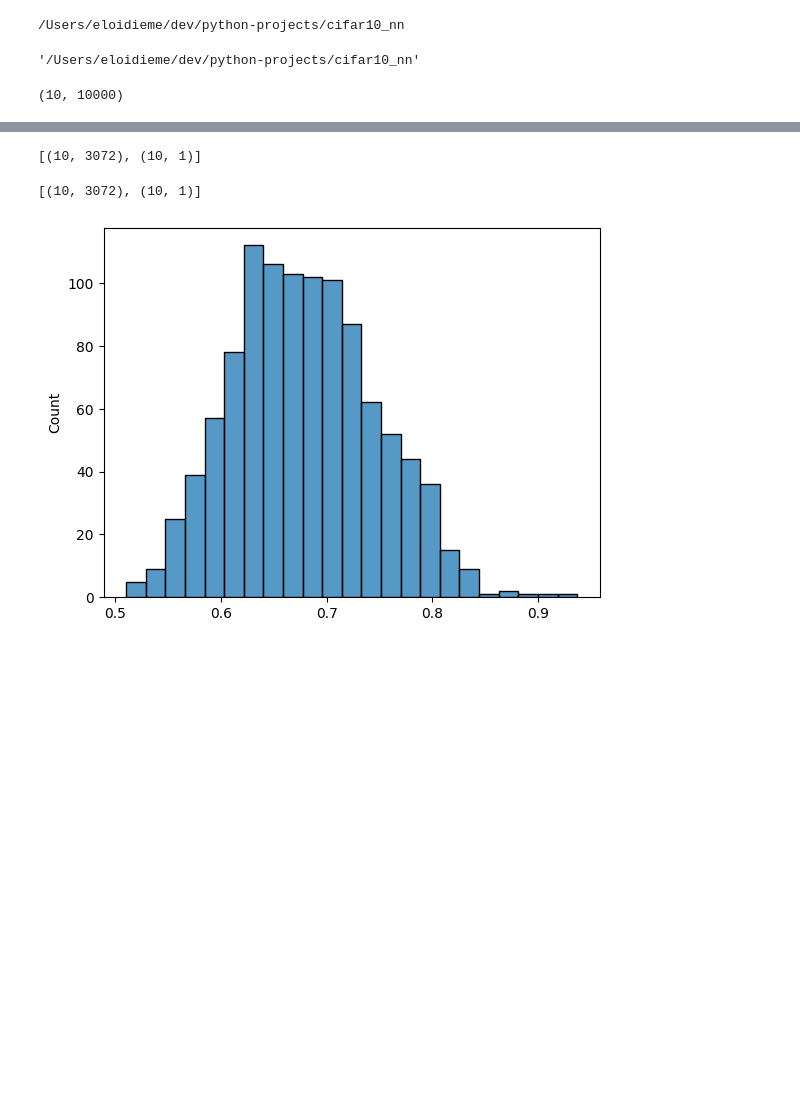
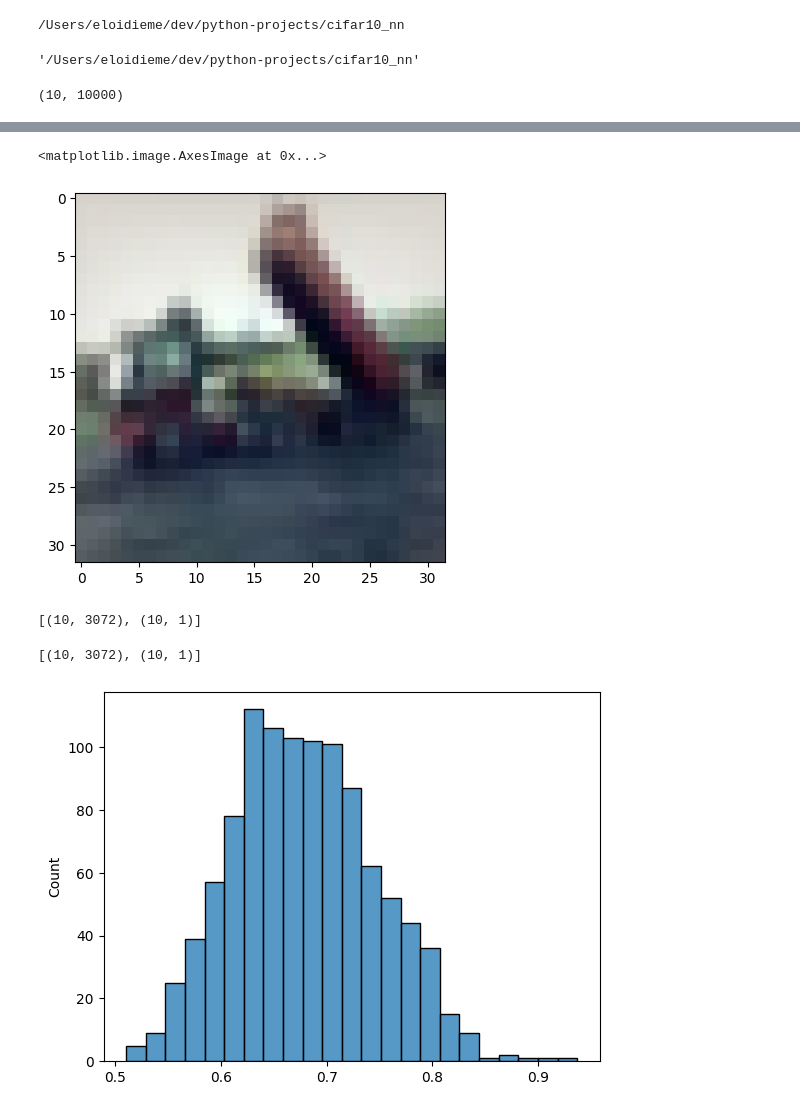
Before and after one commit to eloidieme/cifar10-nn, a Jupyter notebook: notebooks/exploratory/exploratory.ipynb, the cells around one changed output, grey strips where cells are left out. Saved outputs shown, nothing was run; the diff lists cells and outputs as text; code cells hidden in the pictures; blank space fills up the shorter version.

```diff
--- a/notebooks/exploratory/exploratory.ipynb
+++ b/notebooks/exploratory/exploratory.ipynb
@@ -26,0 +98,8 @@ Y_train.shape
+# %%
+im  = X_aug[:,2].reshape(32,32,3, order='F')
+sim = (im-np.min(im[:]))/(np.max(im[:])-np.min(im[:]))
+sim = sim.transpose(1,0,2)
+plt.imshow(sim)
+# %% [output]
+<matplotlib.image.AxesImage at 0x...>
+[figure, added]
```
Also changed, not shown: parts of 13 cells of this notebook, 2 other files.
